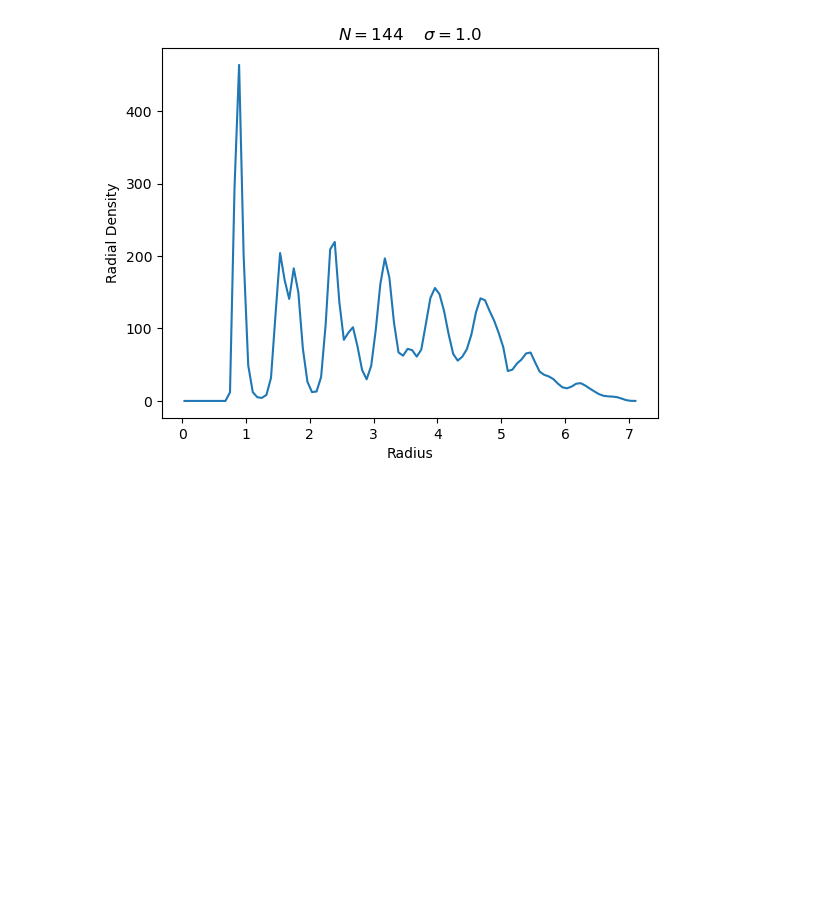
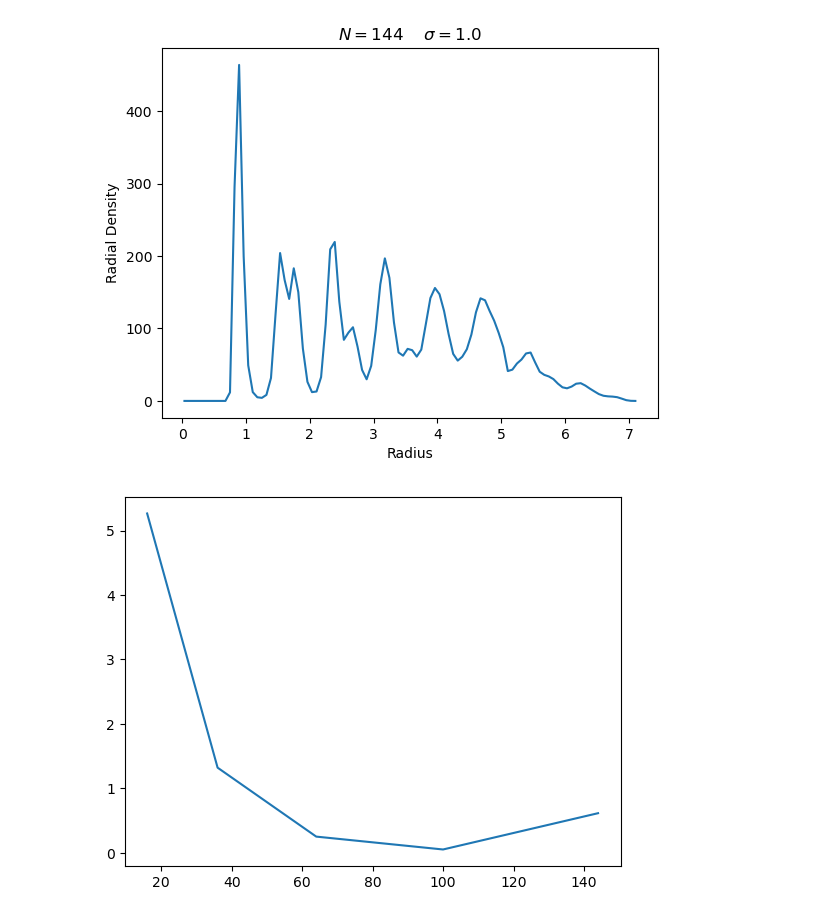
Before and after one commit to pjeong3120/md_engine, a Jupyter notebook: plots.ipynb, the cells around one changed output. Saved outputs shown, nothing was run; the diff lists cells and outputs as text; code cells hidden in the pictures; blank space fills up the shorter version.

Commit message:
Implemented diffusion coefficients

```diff
--- a/plots.ipynb
+++ b/plots.ipynb
@@ -160,3 +160,21 @@ plt.xlabel('Radius')
 plt.show()
 # %% [output]
 [figure]
+# %%
+from src.utils import compute_diffusion_coeff_v
+
+diffusion_coeffs = []
+for N in[16, 36, 64, 100, 144]:
+    job_dir = f'./runs/density_screens/N={N}'
+    with open(os.path.join(job_dir, 'data.pkl'), 'rb') as f:
+        data = pickle.load(f)
+
+    v = data['v']
+    time = data['time']
+
+    diffusion_coeffs.append(compute_diffusion_coeff_v(v, time))
+
+plt.plot([16, 36, 64, 100, 144], diffusion_coeffs)
+plt.show()
+# %% [output]
+[figure, added]
```
Also changed, not shown: parts of 3 cells of this notebook, 1 other file.
